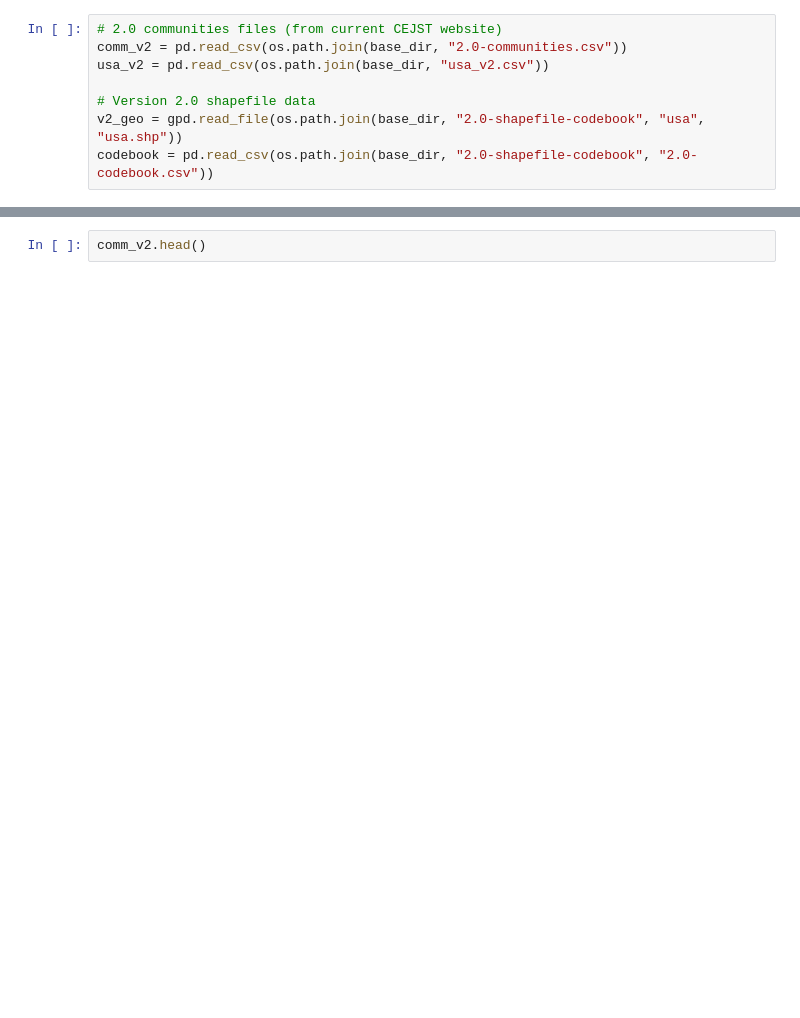
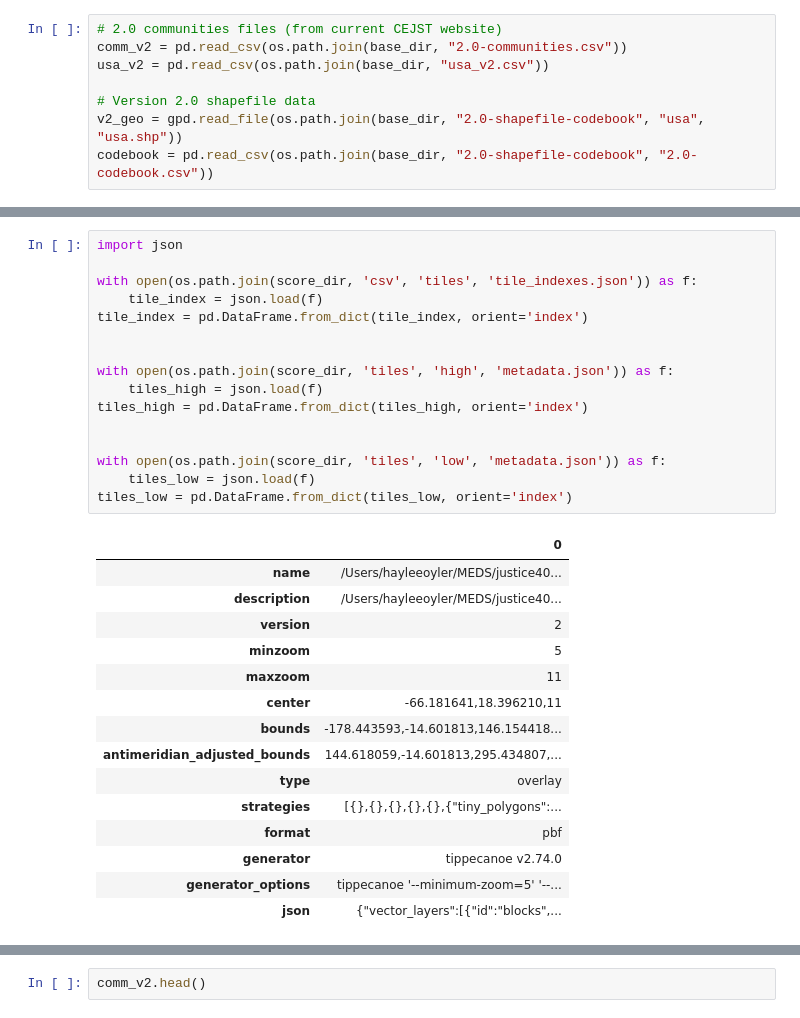
Before and after one commit to Justice40-MEDS/data-exploration, a Jupyter notebook: docs/dataahhhh.ipynb, the cells around one changed output, grey strips where cells are left out. Saved outputs shown, nothing was run; the diff lists cells and outputs as text; blank space fills up the shorter version.

```diff
--- a/docs/dataahhhh.ipynb
+++ b/docs/dataahhhh.ipynb
@@ -26,0 +36,32 @@ villages = gpd.read_file(os.path.join(base_dir, "Alaska_Native_Villages.geojson"
+# %%
+import json
+
+with open(os.path.join(score_dir, 'csv', 'tiles', 'tile_indexes.json')) as f:
+    tile_index = json.load(f)
+tile_index = pd.DataFrame.from_dict(tile_index, orient='index')
+
+
+with open(os.path.join(score_dir, 'tiles', 'high', 'metadata.json')) as f:
+    tiles_high = json.load(f)
+tiles_high = pd.DataFrame.from_dict(tiles_high, orient='index')
+
+
+with open(os.path.join(score_dir, 'tiles', 'low', 'metadata.json')) as f:
+    tiles_low = json.load(f)
+tiles_low = pd.DataFrame.from_dict(tiles_low, orient='index')
+# %% [output]
+|  | 0 |
+| name | /Users/hayleeoyler/MEDS/justice40... |
+| description | /Users/hayleeoyler/MEDS/justice40... |
+| version | 2 |
+| minzoom | 5 |
+| maxzoom | 11 |
+| center | -66.181641,18.396210,11 |
+| bounds | -178.443593,-14.601813,146.154418... |
+| antimeridian_adjusted_bounds | 144.618059,-14.601813,295.434807,... |
+| type | overlay |
+| strategies | [{},{},{},{},{},{"tiny_polygons":... |
+| format | pbf |
+| generator | tippecanoe v2.74.0 |
+| generator_options | tippecanoe '--minimum-zoom=5' '--... |
+| json | {"vector_layers":[{"id":"blocks",... |
```
Also changed, not shown: parts of 17 cells of this notebook.
